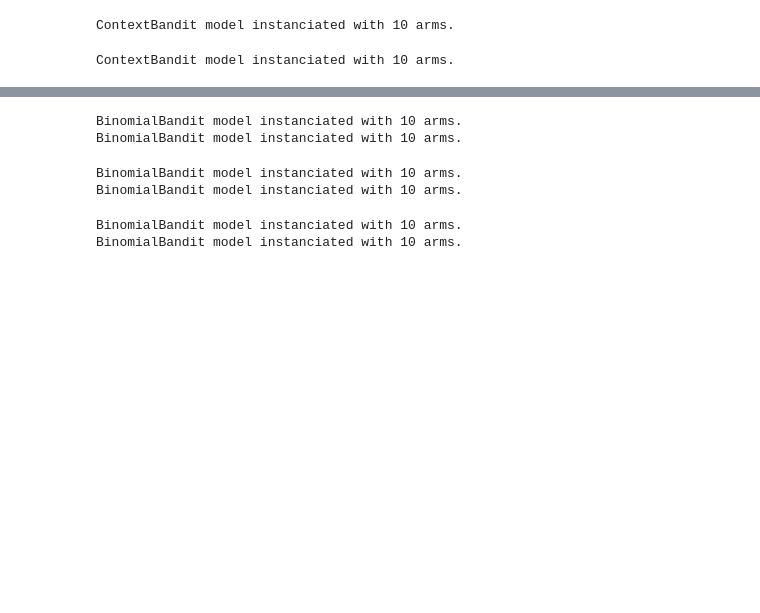
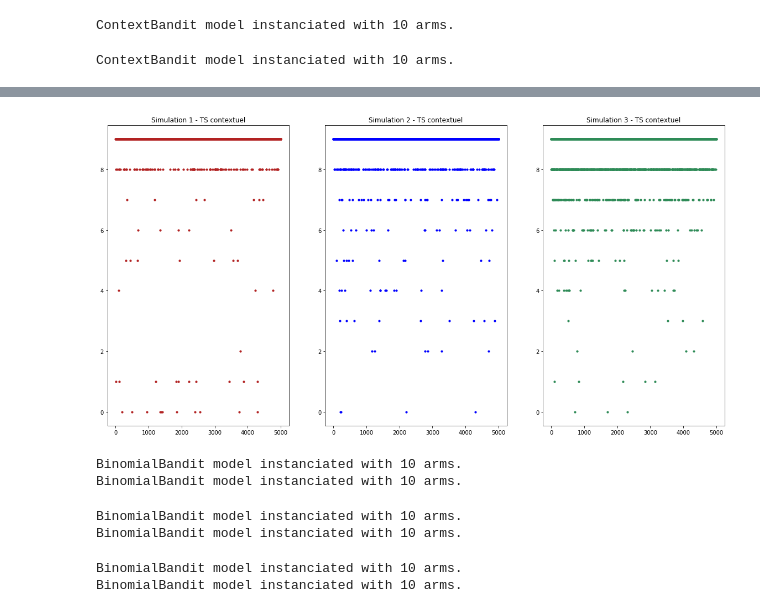
Before and after one commit to ClementineRosier/DynamicPricing, a Jupyter notebook: notebooks/190928_Bandit avec Contexte.ipynb, the cells around one changed output, grey strips where cells are left out. Saved outputs shown, nothing was run; the diff lists cells and outputs as text; code cells hidden in the pictures; blank space fills up the shorter version.

```diff
--- a/notebooks/190928_Bandit avec Contexte.ipynb
+++ b/notebooks/190928_Bandit avec Contexte.ipynb
@@ -249,3 +253,25 @@ plt.savefig('thompson_context.png')
+# %%
+time=range(5000)
+plt.title('Prix joués lors des 5000 derniers tirages')
+plt.subplot(1,3,1)
+plt.scatter(time,context_cont_1[0][5000:10000],c='firebrick',s=10)
+#plt.axhline(y=43.333333333333336,c='black',linestyle='dashed')
+#plt.ylim(0,121)
+plt.title('Simulation 1 - TS contextuel')
+plt.subplot(1,3,2)
+plt.scatter(time,context_disc_1[0][5000:10000],c='blue',s=10)
+#plt.axhline(y=43.3333333333333368,c='black',linestyle='dashed')
+#plt.ylim(0,122)
+plt.title('Simulation 2 - TS contextuel')
+plt.subplot(1,3,3)
+plt.scatter(time,context_all_1[0][5000:10000],c='seagreen',s=10)
+#plt.axhline(y=43.333333333333336,c='black',linestyle='dashed')
+#plt.ylim(0,122)
+plt.title('Simulation 3 - TS contextuel')
+
+plt.savefig('prix_th_context.png')
+# %% [output]
+[figure, added]
 # %%
 alpha_0 = np.repeat(1,size)
 beta_0 = np.repeat(1,size)
```
Also changed, not shown: parts of 4 cells of this notebook, 32 other files.
